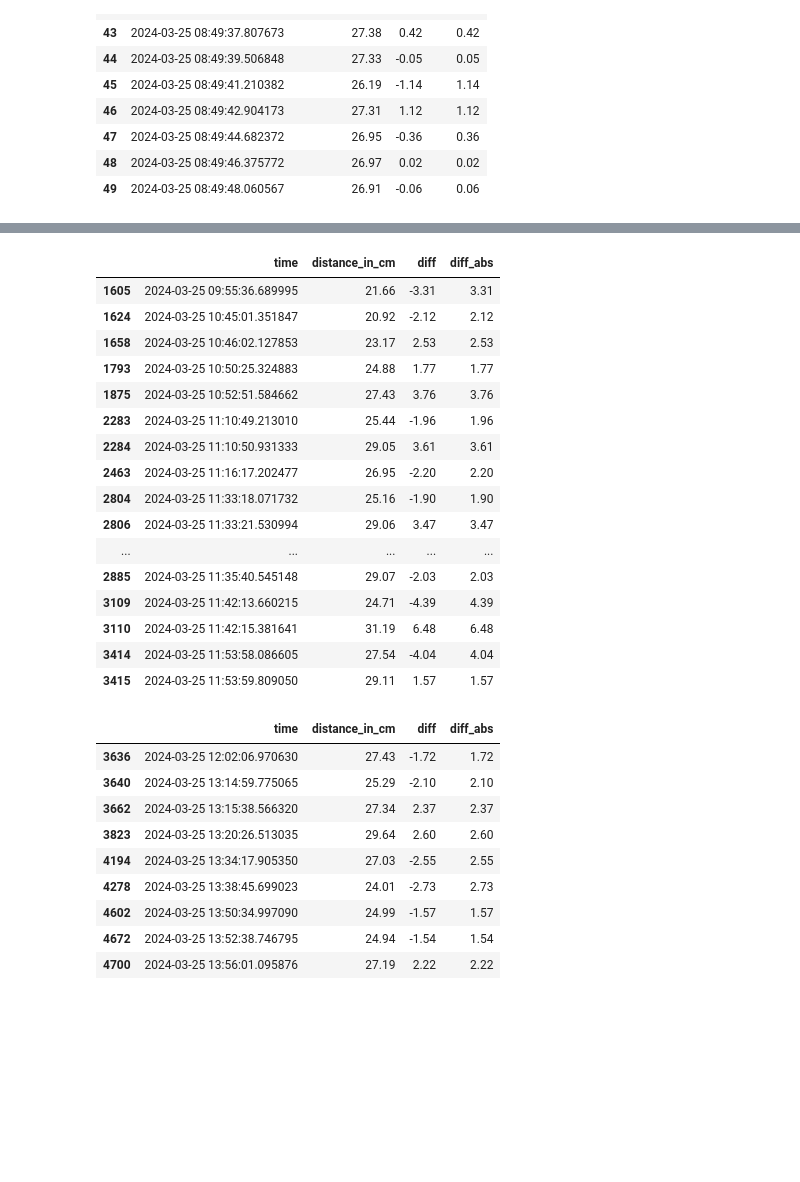
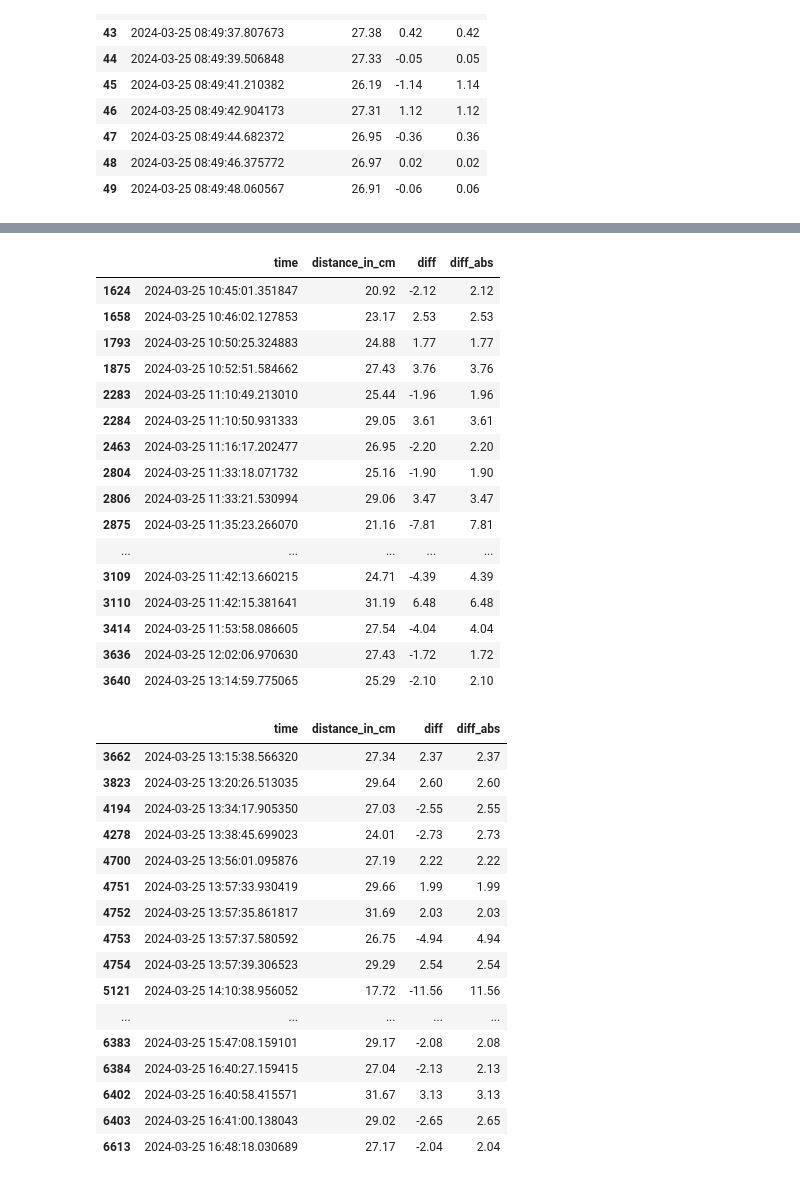
Before and after one commit to limcatcat/process_mining, a Jupyter notebook: sensor_processor.ipynb, the cells around one changed output, grey strips where cells are left out. Saved outputs shown, nothing was run; the diff lists cells and outputs as text; code cells hidden in the pictures; blank space fills up the shorter version.

```diff
--- a/sensor_processor.ipynb
+++ b/sensor_processor.ipynb
@@ -74,7 +74,7 @@ df_dist[40:50]
 | 48 | 2024-03-25 08:49:46.375772 | 26.97 | 0.02 | 0.02 |
 | 49 | 2024-03-25 08:49:48.060567 | 26.91 | -0.06 | 0.06 |
 # %%
-df_dist_filtered = df_dist[df_dist['diff_abs'] > 1.5]
+df_dist_filtered = df_dist[df_dist['diff_abs'] > 1.7]
 
 df_dist_filtered
 # %% [output]
@@ -115,7 +115,6 @@ df_dist_filtered[:21]
 df_dist_filtered[21:41]
 # %% [output]
 |  | time | distance_in_cm | diff | diff_abs |
-| 1605 | 2024-03-25 09:55:36.689995 | 21.66 | -3.31 | 3.31 |
 | 1624 | 2024-03-25 10:45:01.351847 | 20.92 | -2.12 | 2.12 |
 | 1658 | 2024-03-25 10:46:02.127853 | 23.17 | 2.53 | 2.53 |
 | 1793 | 2024-03-25 10:50:25.324883 | 24.88 | 1.77 | 1.77 |
@@ -125,22 +124,30 @@ df_dist_filtered[21:41]
 | 2463 | 2024-03-25 11:16:17.202477 | 26.95 | -2.20 | 2.20 |
 | 2804 | 2024-03-25 11:33:18.071732 | 25.16 | -1.90 | 1.90 |
 | 2806 | 2024-03-25 11:33:21.530994 | 29.06 | 3.47 | 3.47 |
+| 2875 | 2024-03-25 11:35:23.266070 | 21.16 | -7.81 | 7.81 |
 | ... | ... | ... | ... | ... |
-| 2885 | 2024-03-25 11:35:40.545148 | 29.07 | -2.03 | 2.03 |
 | 3109 | 2024-03-25 11:42:13.660215 | 24.71 | -4.39 | 4.39 |
 | 3110 | 2024-03-25 11:42:15.381641 | 31.19 | 6.48 | 6.48 |
 | 3414 | 2024-03-25 11:53:58.086605 | 27.54 | -4.04 | 4.04 |
-| 3415 | 2024-03-25 11:53:59.809050 | 29.11 | 1.57 | 1.57 |
+| 3636 | 2024-03-25 12:02:06.970630 | 27.43 | -1.72 | 1.72 |
+| 3640 | 2024-03-25 13:14:59.775065 | 25.29 | -2.10 | 2.10 |
 # %%
-df_dist_filtered[41:50]
+df_dist_filtered[41:]
 # %% [output]
 |  | time | distance_in_cm | diff | diff_abs |
-| 3636 | 2024-03-25 12:02:06.970630 | 27.43 | -1.72 | 1.72 |
-| 3640 | 2024-03-25 13:14:59.775065 | 25.29 | -2.10 | 2.10 |
 | 3662 | 2024-03-25 13:15:38.566320 | 27.34 | 2.37 | 2.37 |
 | 3823 | 2024-03-25 13:20:26.513035 | 29.64 | 2.60 | 2.60 |
 | 4194 | 2024-03-25 13:34:17.905350 | 27.03 | -2.55 | 2.55 |
 | 4278 | 2024-03-25 13:38:45.699023 | 24.01 | -2.73 | 2.73 |
-| 4602 | 2024-03-25 13:50:34.997090 | 24.99 | -1.57 | 1.57 |
-| 4672 | 2024-03-25 13:52:38.746795 | 24.94 | -1.54 | 1.54 |
 | 4700 | 2024-03-25 13:56:01.095876 | 27.19 | 2.22 | 2.22 |
+| 4751 | 2024-03-25 13:57:33.930419 | 29.66 | 1.99 | 1.99 |
+| 4752 | 2024-03-25 13:57:35.861817 | 31.69 | 2.03 | 2.03 |
+| 4753 | 2024-03-25 13:57:37.580592 | 26.75 | -4.94 | 4.94 |
+| 4754 | 2024-03-25 13:57:39.306523 | 29.29 | 2.54 | 2.54 |
+| 5121 | 2024-03-25 14:10:38.956052 | 17.72 | -11.56 | 11.56 |
+| ... | ... | ... | ... | ... |
+| 6383 | 2024-03-25 15:47:08.159101 | 29.17 | -2.08 | 2.08 |
+| 6384 | 2024-03-25 16:40:27.159415 | 27.04 | -2.13 | 2.13 |
+| 6402 | 2024-03-25 16:40:58.415571 | 31.67 | 3.13 | 3.13 |
+| 6403 | 2024-03-25 16:41:00.138043 | 29.02 | -2.65 | 2.65 |
+| 6613 | 2024-03-25 16:48:18.030689 | 27.17 | -2.04 | 2.04 |
```
Also changed, not shown: parts of 3 cells of this notebook.
